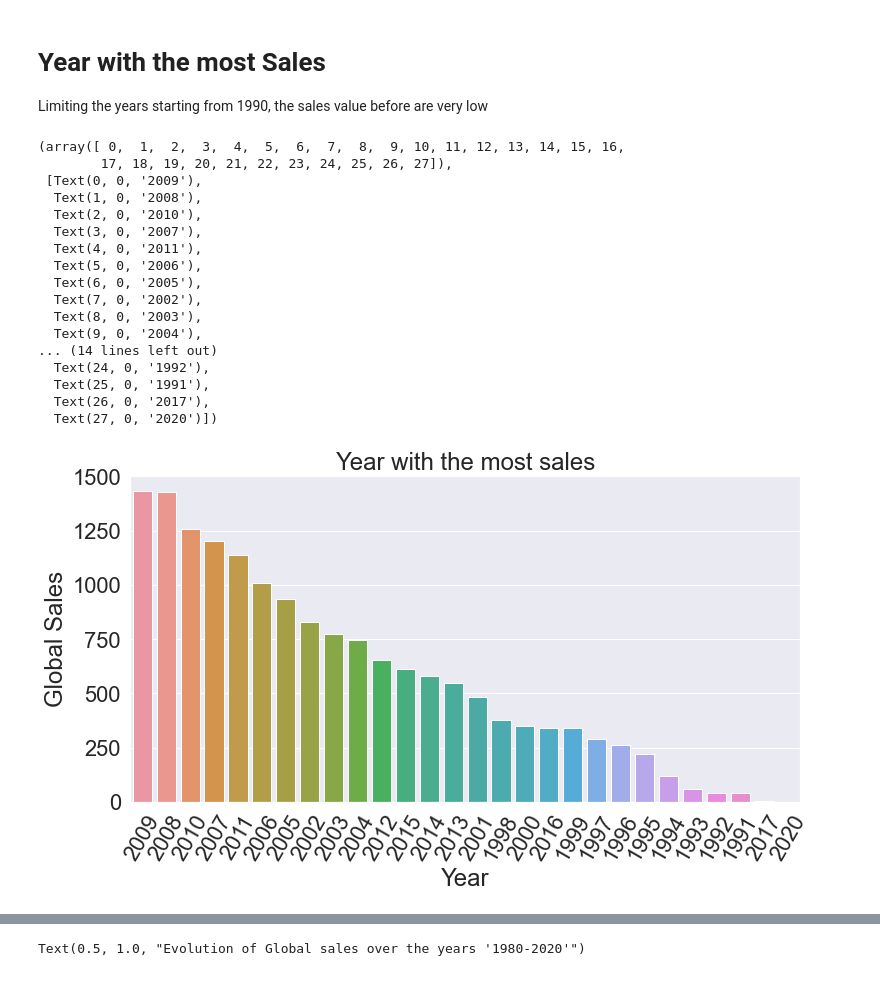
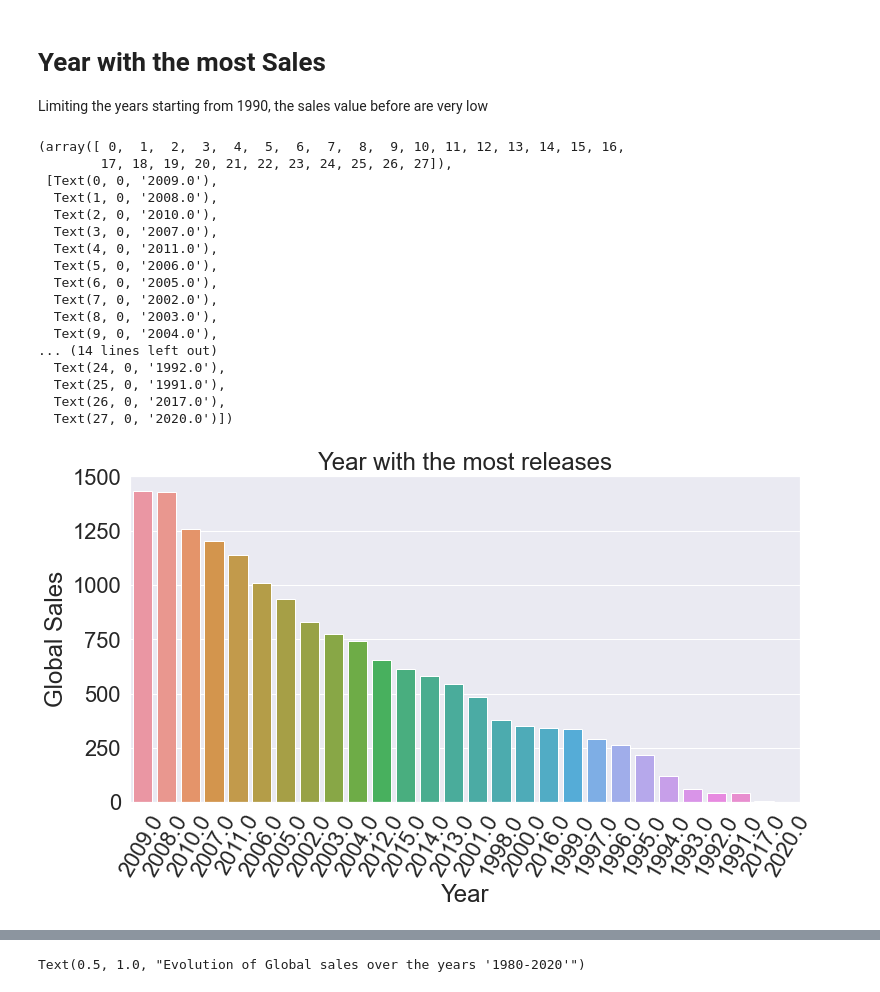
Before and after one commit to KirbyDream/APi_project, a Jupyter notebook: cleaning_VG.ipynb, the cells around one changed output, grey strips where cells are left out. Drawn from its saved outputs; the diff is of its cells as text; code cells hidden in the pictures.

```diff
--- a/cleaning_VG.ipynb
+++ b/cleaning_VG.ipynb
@@ -300,28 +362,27 @@ df_vg["Year"] = df_vg["Year"].astype(int)
 # %%
 year_vg = df_vg[df_vg['Year'] > 1990]
 sns.set(font_scale=2)
-sns.countplot(x="Year", data=year_vg, order = year_vg.groupby(by=['Year'])['Name'].count().sort_values(ascending=False).index).set(title='Year with the most sales')
+sns.countplot(x="Year", data=year_vg, order = year_vg.groupby(by=['Year'])['Name'].count().sort_values(ascending=False).index).set(title='Year with the most releases')
 #plot1.set(xlabel='Year', ylabel='Global sales')
 plt.xlabel('Year')
 plt.ylabel('Global Sales')
 plt.xticks(rotation=60)
-#this is release not sale
 # %% [output]
 (array([ 0,  1,  2,  3,  4,  5,  6,  7,  8,  9, 10, 11, 12, 13, 14, 15, 16,
         17, 18, 19, 20, 21, 22, 23, 24, 25, 26, 27]),
- [Text(0, 0, '2009'),
-  Text(1, 0, '2008'),
-  Text(2, 0, '2010'),
-  Text(3, 0, '2007'),
-  Text(4, 0, '2011'),
-  Text(5, 0, '2006'),
-  Text(6, 0, '2005'),
-  Text(7, 0, '2002'),
-  Text(8, 0, '2003'),
-  Text(9, 0, '2004'),
+ [Text(0, 0, '2009.0'),
+  Text(1, 0, '2008.0'),
+  Text(2, 0, '2010.0'),
+  Text(3, 0, '2007.0'),
+  Text(4, 0, '2011.0'),
+  Text(5, 0, '2006.0'),
+  Text(6, 0, '2005.0'),
+  Text(7, 0, '2002.0'),
+  Text(8, 0, '2003.0'),
+  Text(9, 0, '2004.0'),
 ... (14 lines left out)
-  Text(24, 0, '1992'),
-  Text(25, 0, '1991'),
-  Text(26, 0, '2017'),
-  Text(27, 0, '2020')])
+  Text(24, 0, '1992.0'),
+  Text(25, 0, '1991.0'),
+  Text(26, 0, '2017.0'),
+  Text(27, 0, '2020.0')])
-[figure, old version]
+[figure, new version]
```
Also changed, not shown: parts of 87 cells of this notebook, 4 other files.
